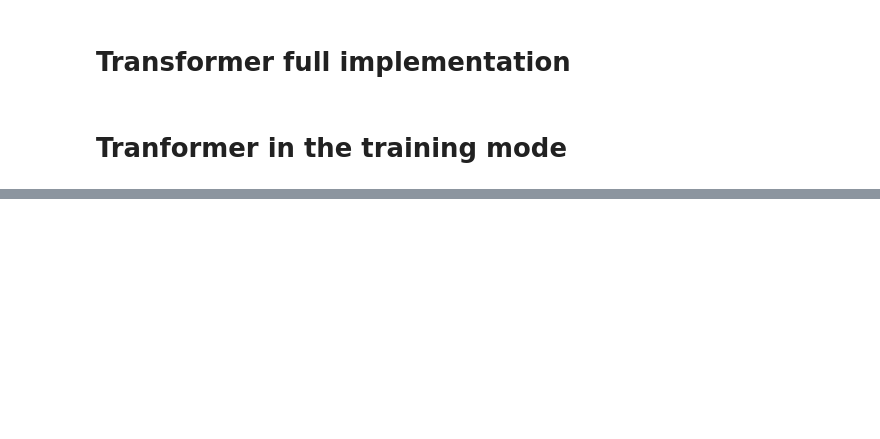
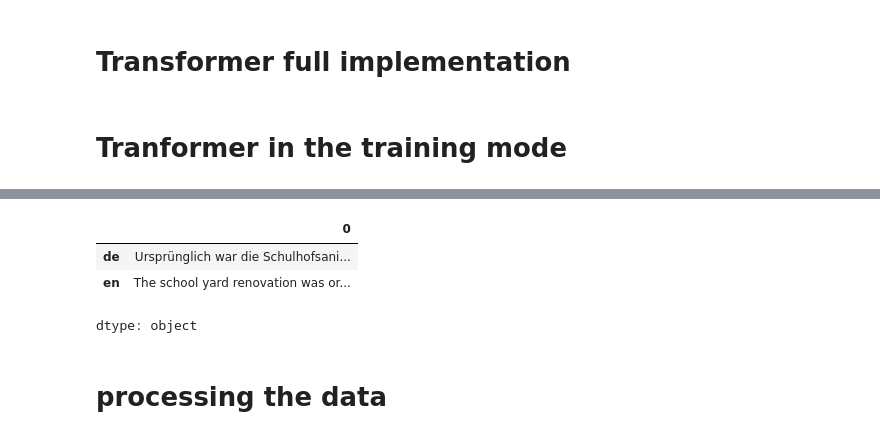
Before and after one commit to pacificDeveloperPrakhar/Transformer, a Jupyter notebook: index.ipynb, the cells around one changed output, grey strips where cells are left out. Cells and saved outputs as stored; diff of their text form; code cells hidden in the pictures; blank space fills up the shorter version.

```diff
--- a/index.ipynb
+++ b/index.ipynb
@@ -614,0 +695,9 @@ Please note that authentication is recommended but still optional to access publ
+# %%
+df.iloc[0,]
+# %% [output]
+|  | 0 |
+| de | Ursprünglich war die Schulhofsani... |
+| en | The school yard renovation was or... |
+dtype: object
+# %% [markdown]
+# **processing the data**
```
Also changed, not shown: parts of 41 cells of this notebook, 1 other file.
